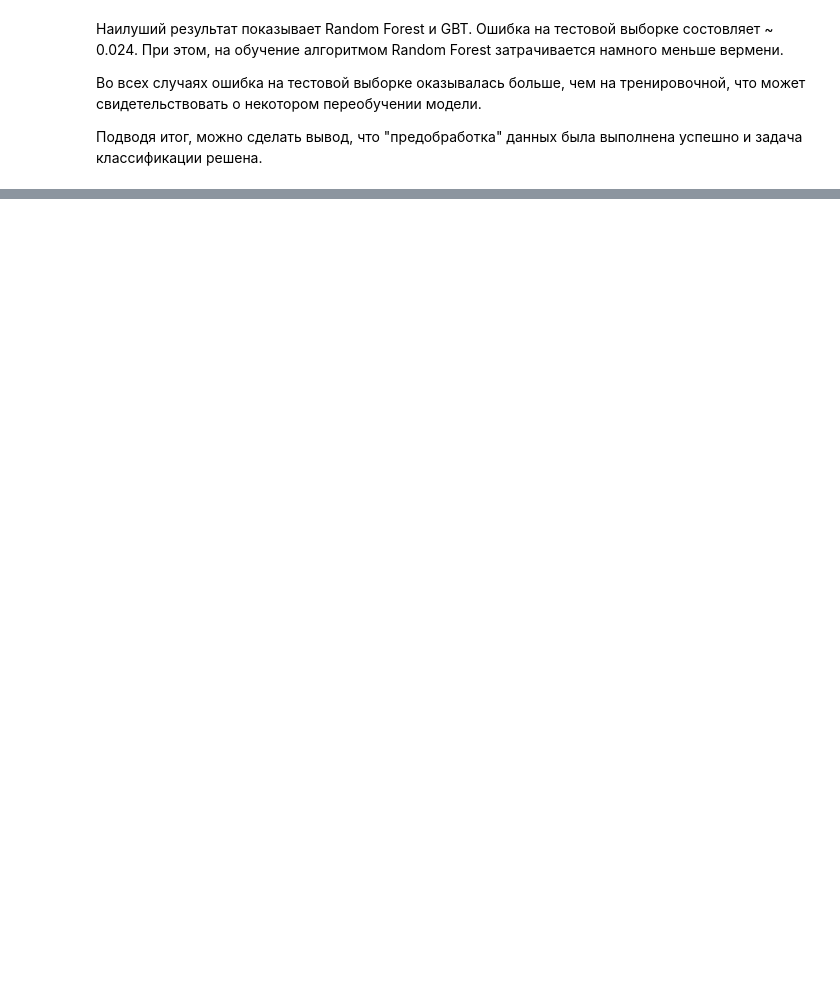
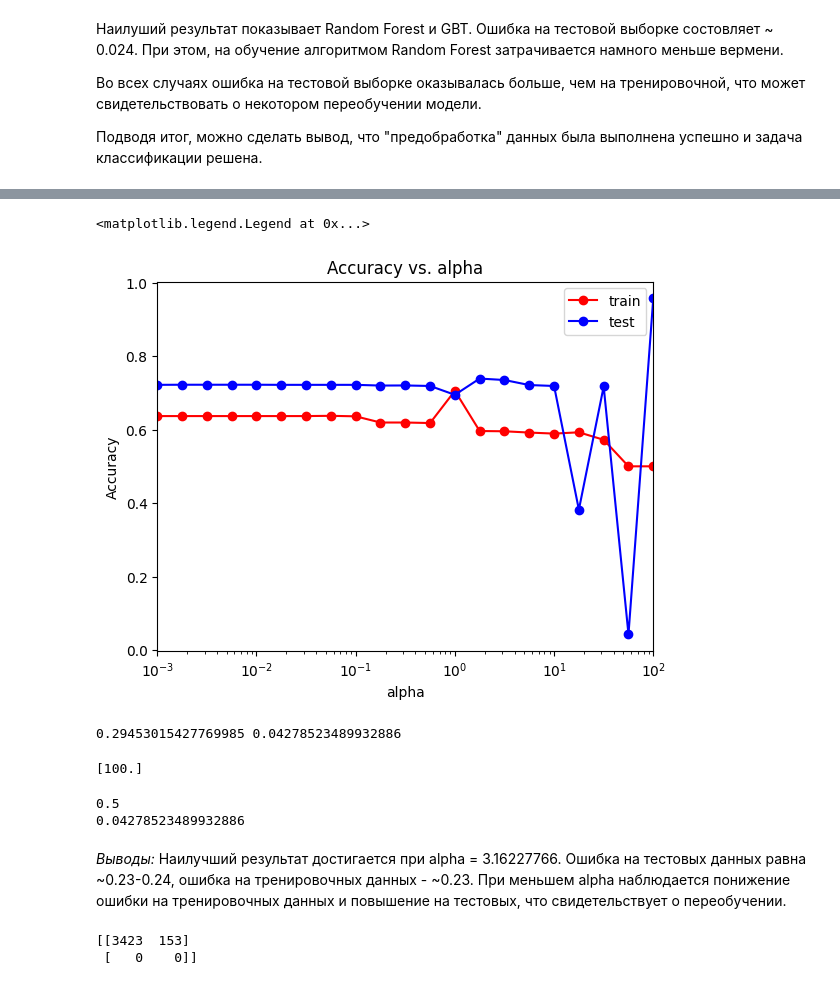
Before and after one commit to multifacs/MachineLearning, a Jupyter notebook: Fake_Jobs.ipynb, the cells around one changed output, grey strips where cells are left out. Cells and saved outputs as stored; diff of their text form; code cells hidden in the pictures; blank space fills up the shorter version.

```diff
--- a/Fake_Jobs.ipynb
+++ b/Fake_Jobs.ipynb
@@ -444,0 +599,42 @@ print(f"{err_test}")
+# %%
+plt.semilogx(alpha_arr, train_acc, 'r-o', label = 'train')
+plt.semilogx(alpha_arr, test_acc, 'b-o', label = 'test')
+plt.xlim([np.min(alpha_arr), np.max(alpha_arr)])
+plt.title('Accuracy vs. alpha')
+plt.xlabel('alpha')
+plt.ylabel('Accuracy')
+plt.legend()
+# %% [output]
+<matplotlib.legend.Legend at 0x...>
+[figure, added]
+# %%
+min_train_err = np.min(train_err)
+min_test_err = np.min(test_err)
+print(min_train_err, min_test_err)
+# %% [output]
+0.29453015427769985 0.04278523489932886
+# %%
+alpha_opt = alpha_arr[test_err == min_test_err]
+print(alpha_opt)
+# %% [output]
+[100.]
+# %%
+mlp_model = MLPClassifier(alpha = alpha_opt.min(), hidden_layer_sizes = (100,),
+                          solver = 'sgd', activation = 'logistic', random_state = 42)
+mlp_model.fit(x_train, y_train)
+
+y_train_pred = mlp_model.predict(x_train)
+y_test_pred = mlp_model.predict(x_test)
+print(np.mean(y_train != y_train_pred))
+print(np.mean(y_test != y_test_pred))
+# %% [output]
+0.5
+0.04278523489932886
+# %% [markdown]
+*Выводы:* Наилучший результат достигается при alpha = 3.16227766. Ошибка на тестовых данных равна ~0.23-0.24, ошибка на тренировочных данных - ~0.23. При меньшем alpha наблюдается понижение ошибки на тренировочных данных и повышение на тестовых, что свидетельствует о переобучении.
+# %%
+from sklearn.metrics import confusion_matrix
+print(confusion_matrix(y_test_pred, y_test))
+# %% [output]
+[[3423  153]
+ [   0    0]]
```
Also changed, not shown: parts of 70 cells of this notebook, 1 other file.
